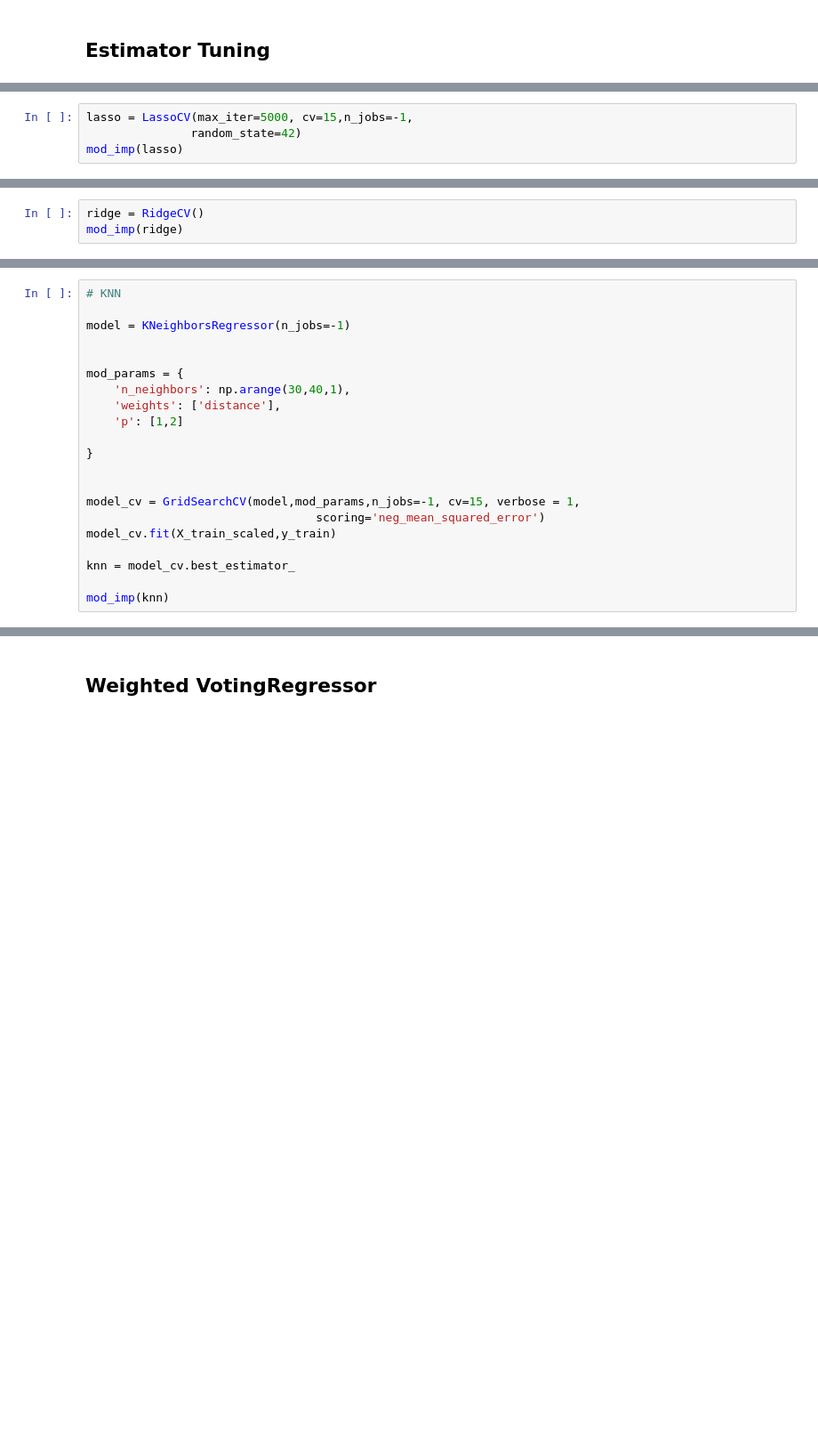
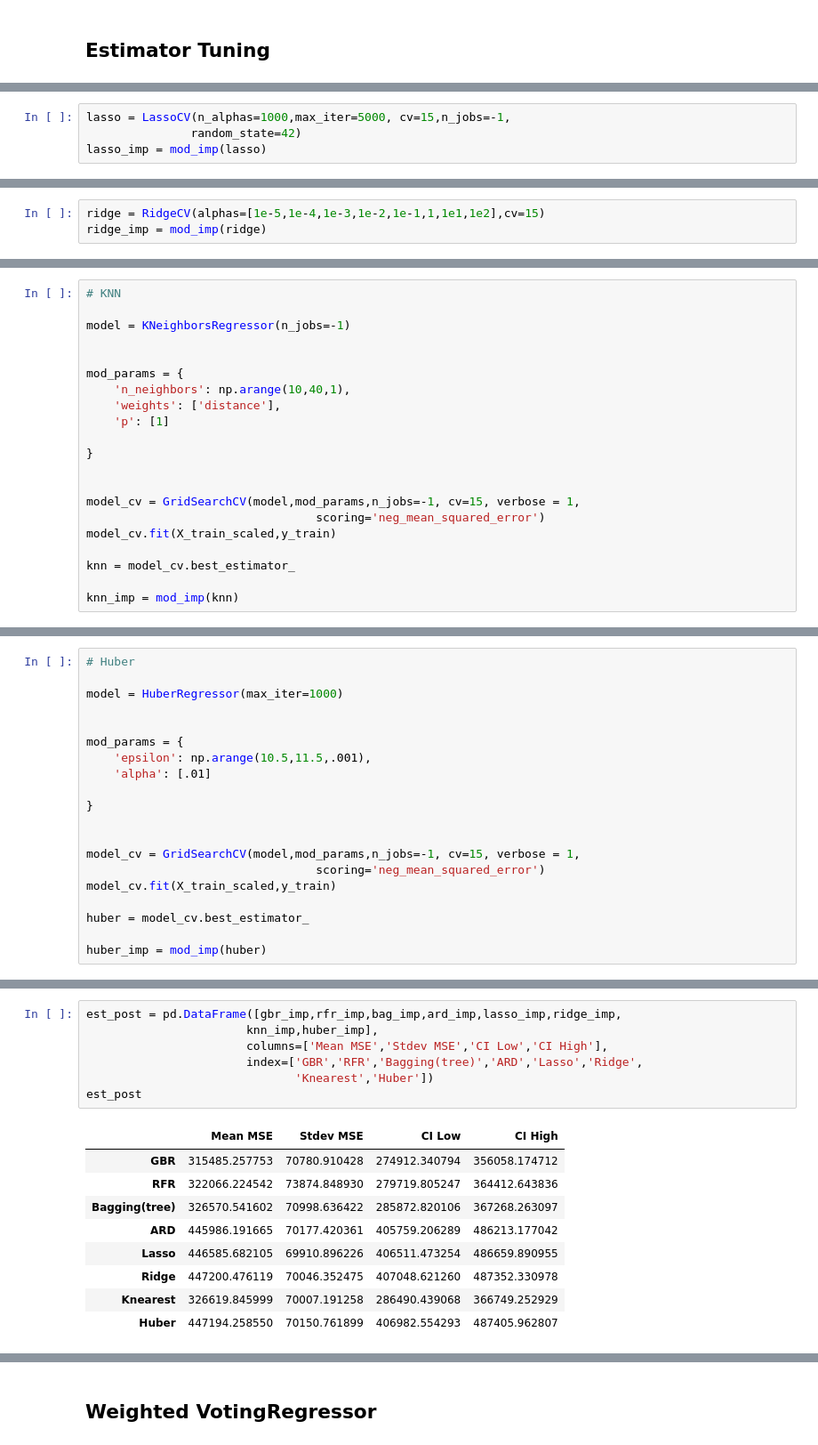
Before and after one commit to icycake7/main, a Jupyter notebook: First Segment Rubric - ML/Voting_Regressor/Weighted_Voting_Reg.ipynb, the cells around one changed output, grey strips where cells are left out. Shown: that part at 89% size. Drawn from its saved outputs; the diff is of its cells as text; blank space fills up the shorter version.

Commit message:
Finalize estimators and fine tuning. Add error comp df

```diff
--- a/First Segment Rubric - ML/Voting_Regressor/Weighted_Voting_Reg.ipynb
+++ b/First Segment Rubric - ML/Voting_Regressor/Weighted_Voting_Reg.ipynb
@@ -769,5 +629,5 @@ plot_lc(ada,X_train_scaled,y_train)
 # %%
-lasso = LassoCV(max_iter=5000, cv=15,n_jobs=-1,
+lasso = LassoCV(n_alphas=1000,max_iter=5000, cv=15,n_jobs=-1,
                random_state=42)
-mod_imp(lasso)
+lasso_imp = mod_imp(lasso)
 # %% [output]
@@ -776,4 +641,4 @@ STD: 90149.71650413961
 # %%
-ridge = RidgeCV()
-mod_imp(ridge)
+ridge = RidgeCV(alphas=[1e-5,1e-4,1e-3,1e-2,1e-1,1,1e1,1e2],cv=15)
+ridge_imp = mod_imp(ridge)
 # %% [output]
@@ -827,9 +656,9 @@ model = KNeighborsRegressor(n_jobs=-1)
 
 
 mod_params = {
-    'n_neighbors': np.arange(30,40,1),
+    'n_neighbors': np.arange(10,40,1),
     'weights': ['distance'],
-    'p': [1,2]
+    'p': [1]
 
 }
 
@@ -840,5 +669,5 @@ model_cv.fit(X_train_scaled,y_train)
 
 knn = model_cv.best_estimator_
 
-mod_imp(knn)
+knn_imp = mod_imp(knn)
 # %% [output]
@@ -847,0 +682,20 @@ STD: 74515.2402376014
+# %%
+# Huber
+
+model = HuberRegressor(max_iter=1000)
+
+
+mod_params = {
+    'epsilon': np.arange(10.5,11.5,.001),
+    'alpha': [.01]
+
+}
+
+
+model_cv = GridSearchCV(model,mod_params,n_jobs=-1, cv=15, verbose = 1,
+                                 scoring='neg_mean_squared_error')
+model_cv.fit(X_train_scaled,y_train)
+
+huber = model_cv.best_estimator_
+
+huber_imp = mod_imp(huber)
@@ -847,0 +711,17 @@ STD: 74515.2402376014
+# %%
+est_post = pd.DataFrame([gbr_imp,rfr_imp,bag_imp,ard_imp,lasso_imp,ridge_imp,
+                       knn_imp,huber_imp],
+                       columns=['Mean MSE','Stdev MSE','CI Low','CI High'],
+                       index=['GBR','RFR','Bagging(tree)','ARD','Lasso','Ridge',
+                              'Knearest','Huber'])
+est_post
+# %% [output]
+|  | Mean MSE | Stdev MSE | CI Low | CI High |
+| GBR | 315485.257753 | 70780.910428 | 274912.340794 | 356058.174712 |
+| RFR | 322066.224542 | 73874.848930 | 279719.805247 | 364412.643836 |
+| Bagging(tree) | 326570.541602 | 70998.636422 | 285872.820106 | 367268.263097 |
+| ARD | 445986.191665 | 70177.420361 | 405759.206289 | 486213.177042 |
+| Lasso | 446585.682105 | 69910.896226 | 406511.473254 | 486659.890955 |
+| Ridge | 447200.476119 | 70046.352475 | 407048.621260 | 487352.330978 |
+| Knearest | 326619.845999 | 70007.191258 | 286490.439068 | 366749.252929 |
+| Huber | 447194.258550 | 70150.761899 | 406982.554293 | 487405.962807 |
```
Also changed, not shown: parts of 78 cells of this notebook.
